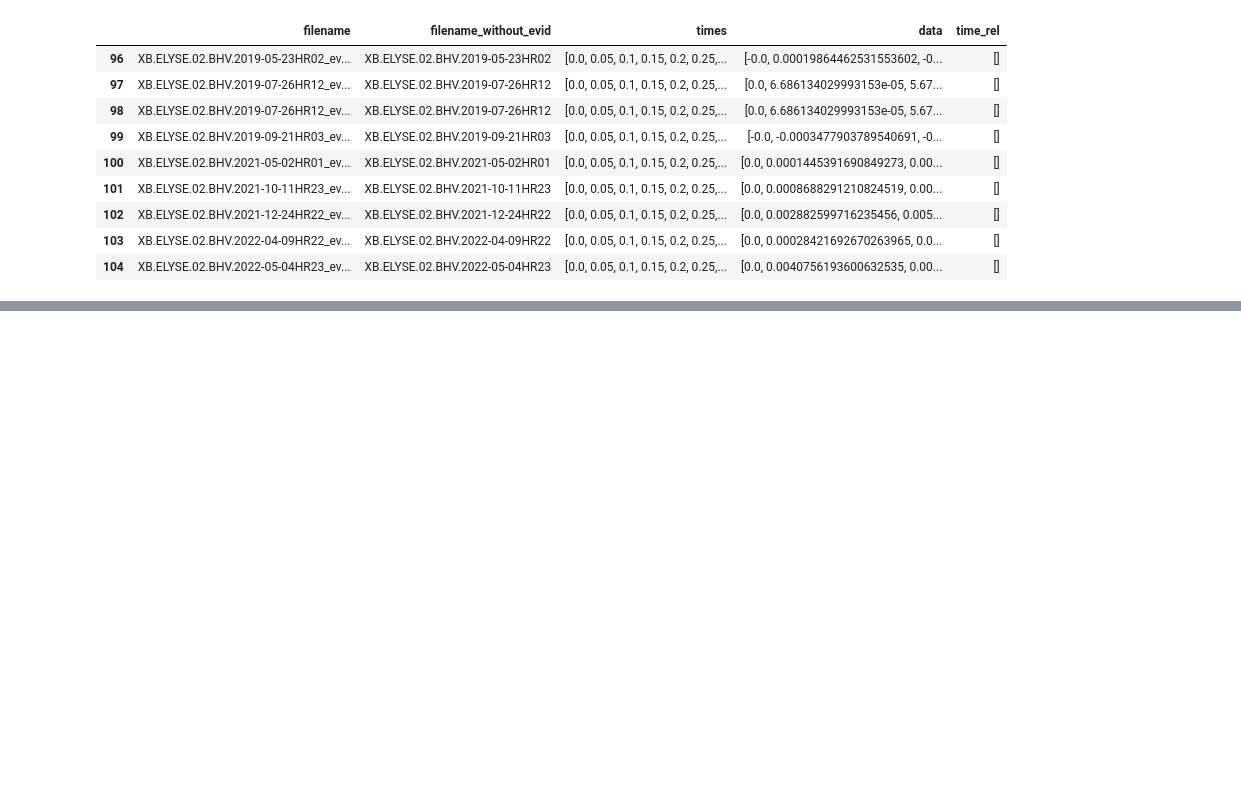
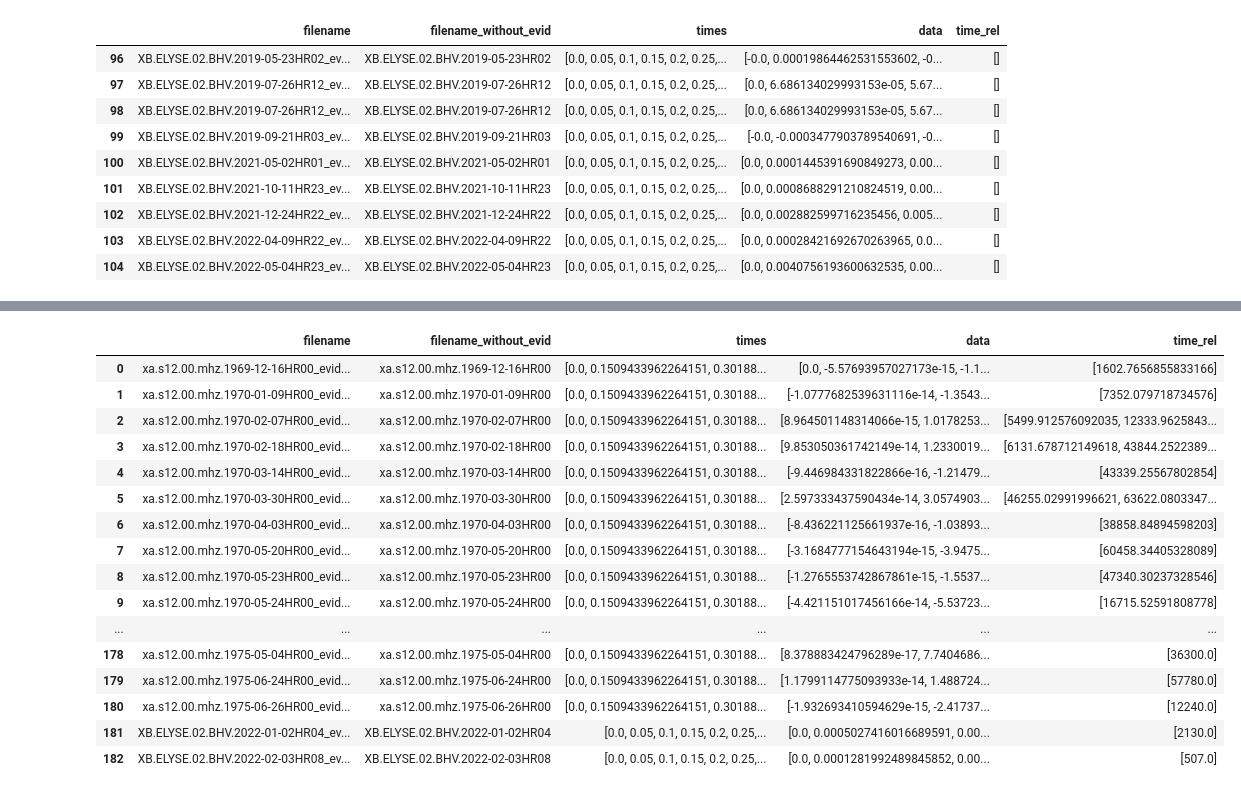
Before and after one commit to AGHRapidPro/seismic-detection, a Jupyter notebook: solution.ipynb, the cells around one changed output, grey strips where cells are left out. Saved outputs shown, nothing was run; the diff lists cells and outputs as text; code cells hidden in the pictures; blank space fills up the shorter version.

```diff
--- a/solution.ipynb
+++ b/solution.ipynb
@@ -18,8 +12,0 @@ catalog = pd.read_csv(catalog_file)
-# %%
-quake_index = 7
-row = catalog.iloc[quake_index]
-quake_filename = row["filename"]
-quake_time_abs = datetime.strptime(row["time_abs(%Y-%m-%dT%H:%M:%S.%f)"], "%Y-%m-%dT%H:%M:%S.%f")
-quake_time_rel = row["time_rel(sec)"]
-quake_event_id = row["evid"]
-quake_type = row["mq_type"]
@@ -35,8 +12,0 @@ quake_index, quake_filename, quake_time_abs, quake_time_rel, quake_event_id, qua
-# %%
-train_data_dir = "./data/lunar/training/data/S12_GradeA/"
-mseed_file = f"{train_data_dir}{quake_filename}.mseed"
-st = obspy.read(mseed_file)
-
-tr = st.traces[0].copy()
-tr_times = tr.times()
-tr_data = tr.data
@@ -369,6 +257,3 @@ for file_path in test_data_file_paths + train_data_file_paths:
     X.append(row)
 
 X = pd.DataFrame(X)
-# %%
-pd.set_option("display.max_rows", 500)
-print(X[X["filename"] == "xa.s12.00.mhz.1970-01-19HR00_evid00002.mseed"])
@@ -551,0 +284,20 @@ TypeError: can only concatenate str (not "list") to str
+# %%
+X_fixed
+# %% [output]
+|  | filename | filename_without_evid | times | data | time_rel |
+| 0 | xa.s12.00.mhz.1969-12-16HR00_evid... | xa.s12.00.mhz.1969-12-16HR00 | [0.0, 0.1509433962264151, 0.30188... | [0.0, -5.57693957027173e-15, -1.1... | [1602.7656855833166] |
+| 1 | xa.s12.00.mhz.1970-01-09HR00_evid... | xa.s12.00.mhz.1970-01-09HR00 | [0.0, 0.1509433962264151, 0.30188... | [-1.0777682539631116e-14, -1.3543... | [7352.079718734576] |
+| 2 | xa.s12.00.mhz.1970-02-07HR00_evid... | xa.s12.00.mhz.1970-02-07HR00 | [0.0, 0.1509433962264151, 0.30188... | [8.964501148314066e-15, 1.0178253... | [5499.912576092035, 12333.9625843... |
+| 3 | xa.s12.00.mhz.1970-02-18HR00_evid... | xa.s12.00.mhz.1970-02-18HR00 | [0.0, 0.1509433962264151, 0.30188... | [9.853050361742149e-14, 1.2330019... | [6131.678712149618, 43844.2522389... |
+| 4 | xa.s12.00.mhz.1970-03-14HR00_evid... | xa.s12.00.mhz.1970-03-14HR00 | [0.0, 0.1509433962264151, 0.30188... | [-9.446984331822866e-16, -1.21479... | [43339.25567802854] |
+| 5 | xa.s12.00.mhz.1970-03-30HR00_evid... | xa.s12.00.mhz.1970-03-30HR00 | [0.0, 0.1509433962264151, 0.30188... | [2.597333437590434e-14, 3.0574903... | [46255.02991996621, 63622.0803347... |
+| 6 | xa.s12.00.mhz.1970-04-03HR00_evid... | xa.s12.00.mhz.1970-04-03HR00 | [0.0, 0.1509433962264151, 0.30188... | [-8.436221125661937e-16, -1.03893... | [38858.84894598203] |
+| 7 | xa.s12.00.mhz.1970-05-20HR00_evid... | xa.s12.00.mhz.1970-05-20HR00 | [0.0, 0.1509433962264151, 0.30188... | [-3.1684777154643194e-15, -3.9475... | [60458.34405328089] |
+| 8 | xa.s12.00.mhz.1970-05-23HR00_evid... | xa.s12.00.mhz.1970-05-23HR00 | [0.0, 0.1509433962264151, 0.30188... | [-1.2765553742867861e-15, -1.5537... | [47340.30237328546] |
+| 9 | xa.s12.00.mhz.1970-05-24HR00_evid... | xa.s12.00.mhz.1970-05-24HR00 | [0.0, 0.1509433962264151, 0.30188... | [-4.421151017456166e-14, -5.53723... | [16715.52591808778] |
+| ... | ... | ... | ... | ... | ... |
+| 178 | xa.s12.00.mhz.1975-05-04HR00_evid... | xa.s12.00.mhz.1975-05-04HR00 | [0.0, 0.1509433962264151, 0.30188... | [8.378883424796289e-17, 7.7404686... | [36300.0] |
+| 179 | xa.s12.00.mhz.1975-06-24HR00_evid... | xa.s12.00.mhz.1975-06-24HR00 | [0.0, 0.1509433962264151, 0.30188... | [1.1799114775093933e-14, 1.488724... | [57780.0] |
+| 180 | xa.s12.00.mhz.1975-06-26HR00_evid... | xa.s12.00.mhz.1975-06-26HR00 | [0.0, 0.1509433962264151, 0.30188... | [-1.932693410594629e-15, -2.41737... | [12240.0] |
+| 181 | XB.ELYSE.02.BHV.2022-01-02HR04_ev... | XB.ELYSE.02.BHV.2022-01-02HR04 | [0.0, 0.05, 0.1, 0.15, 0.2, 0.25,... | [0.0, 0.0005027416016689591, 0.00... | [2130.0] |
+| 182 | XB.ELYSE.02.BHV.2022-02-03HR08_ev... | XB.ELYSE.02.BHV.2022-02-03HR08 | [0.0, 0.05, 0.1, 0.15, 0.2, 0.25,... | [0.0, 0.0001281992489845852, 0.00... | [507.0] |
```
Also changed, not shown: parts of 17 cells of this notebook.
